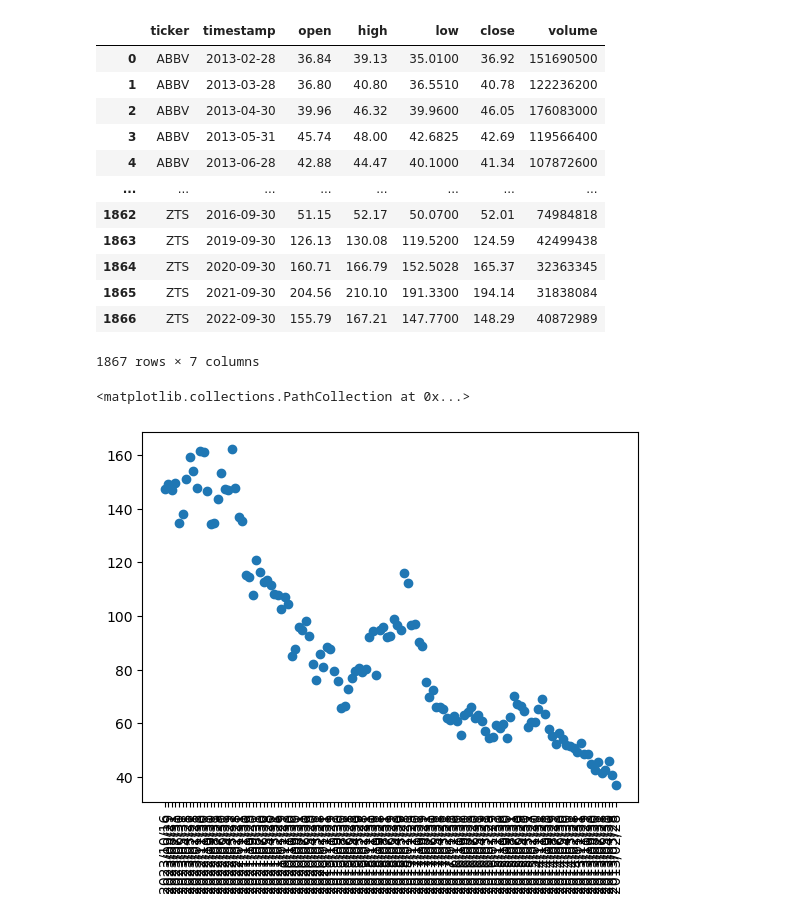
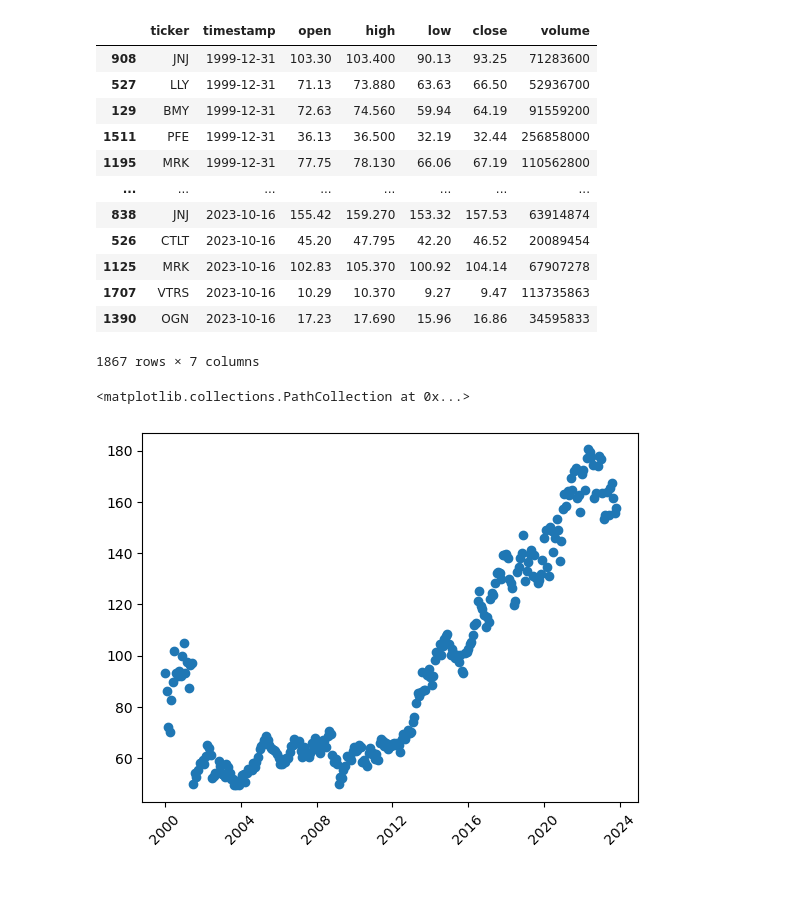
Before and after one commit to proctorsjackson/group_3_project_1, a Jupyter notebook: Project_1_Combined_Code.ipynb, the cells around one changed output. Saved outputs shown, nothing was run; the diff lists cells and outputs as text; code cells hidden in the pictures; blank space fills up the shorter version.

Commit message:
line graph add

```diff
--- a/Project_1_Combined_Code.ipynb
+++ b/Project_1_Combined_Code.ipynb
@@ -63,22 +64,28 @@ merge_df['timestamp'] = pd.to_datetime(merge_df['timestamp'], format='mixed')
 # Save merged data frame to new csv
 merge_df.to_csv('csv_files/merge_stock.csv', index=False)
 # %%
+merge_df.sort_values(by = 'timestamp', inplace = True)
 merge_df
 # %% [output]
 |  | ticker | timestamp | open | high | low | close | volume |
-| 0 | ABBV | 2013-02-28 | 36.84 | 39.13 | 35.0100 | 36.92 | 151690500 |
-| 1 | ABBV | 2013-03-28 | 36.80 | 40.80 | 36.5510 | 40.78 | 122236200 |
-| 2 | ABBV | 2013-04-30 | 39.96 | 46.32 | 39.9600 | 46.05 | 176083000 |
-| 3 | ABBV | 2013-05-31 | 45.74 | 48.00 | 42.6825 | 42.69 | 119566400 |
-| 4 | ABBV | 2013-06-28 | 42.88 | 44.47 | 40.1000 | 41.34 | 107872600 |
+| 908 | JNJ | 1999-12-31 | 103.30 | 103.400 | 90.13 | 93.25 | 71283600 |
+| 527 | LLY | 1999-12-31 | 71.13 | 73.880 | 63.63 | 66.50 | 52936700 |
+| 129 | BMY | 1999-12-31 | 72.63 | 74.560 | 59.94 | 64.19 | 91559200 |
+| 1511 | PFE | 1999-12-31 | 36.13 | 36.500 | 32.19 | 32.44 | 256858000 |
+| 1195 | MRK | 1999-12-31 | 77.75 | 78.130 | 66.06 | 67.19 | 110562800 |
 | ... | ... | ... | ... | ... | ... | ... | ... |
-| 1862 | ZTS | 2016-09-30 | 51.15 | 52.17 | 50.0700 | 52.01 | 74984818 |
-| 1863 | ZTS | 2019-09-30 | 126.13 | 130.08 | 119.5200 | 124.59 | 42499438 |
-| 1864 | ZTS | 2020-09-30 | 160.71 | 166.79 | 152.5028 | 165.37 | 32363345 |
-| 1865 | ZTS | 2021-09-30 | 204.56 | 210.10 | 191.3300 | 194.14 | 31838084 |
-| 1866 | ZTS | 2022-09-30 | 155.79 | 167.21 | 147.7700 | 148.29 | 40872989 |
+| 838 | JNJ | 2023-10-16 | 155.42 | 159.270 | 153.32 | 157.53 | 63914874 |
+| 526 | CTLT | 2023-10-16 | 45.20 | 47.795 | 42.20 | 46.52 | 20089454 |
+| 1125 | MRK | 2023-10-16 | 102.83 | 105.370 | 100.92 | 104.14 | 67907278 |
+| 1707 | VTRS | 2023-10-16 | 10.29 | 10.370 | 9.27 | 9.47 | 113735863 |
+| 1390 | OGN | 2023-10-16 | 17.23 | 17.690 | 15.96 | 16.86 | 34595833 |
 1867 rows × 7 columns
 # %%
+jnj_df_merged = merge_df.loc[merge_df['ticker'] == 'JNJ']
+x = jnj_df_merged['timestamp']
+y = jnj_df_merged['close']
+plt.xticks(rotation=45)
+plt.scatter(x,y)
 # %% [output]
 <matplotlib.collections.PathCollection at 0x...>
-[figure, old version]
+[figure, new version]
```
Also changed, not shown: parts of 3 cells of this notebook, 1 other file.
